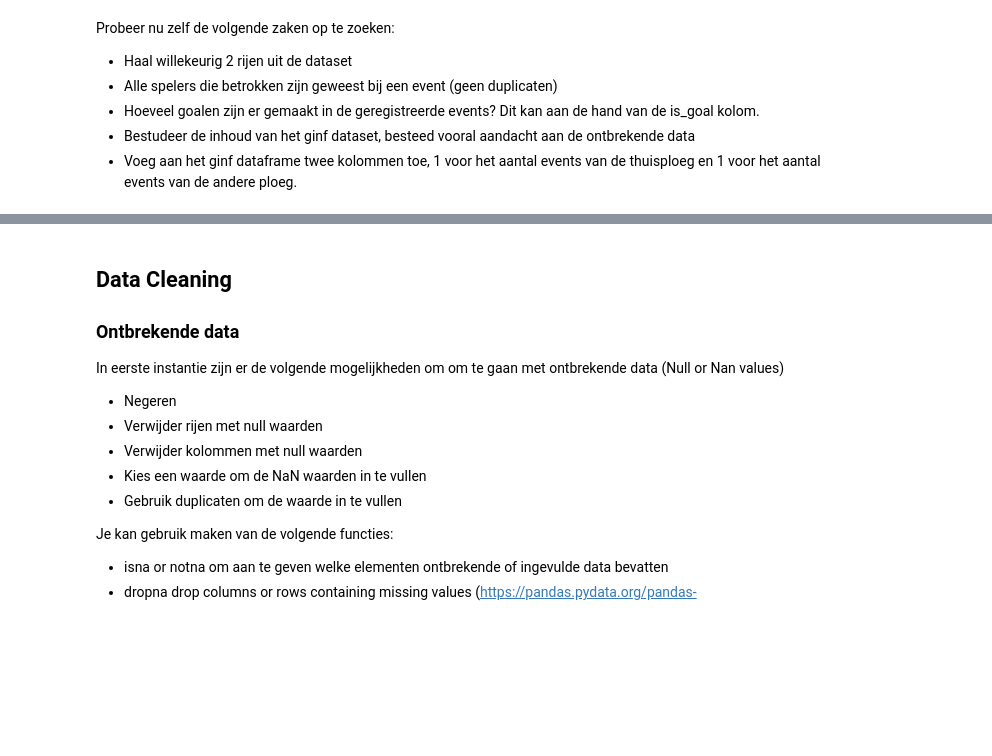
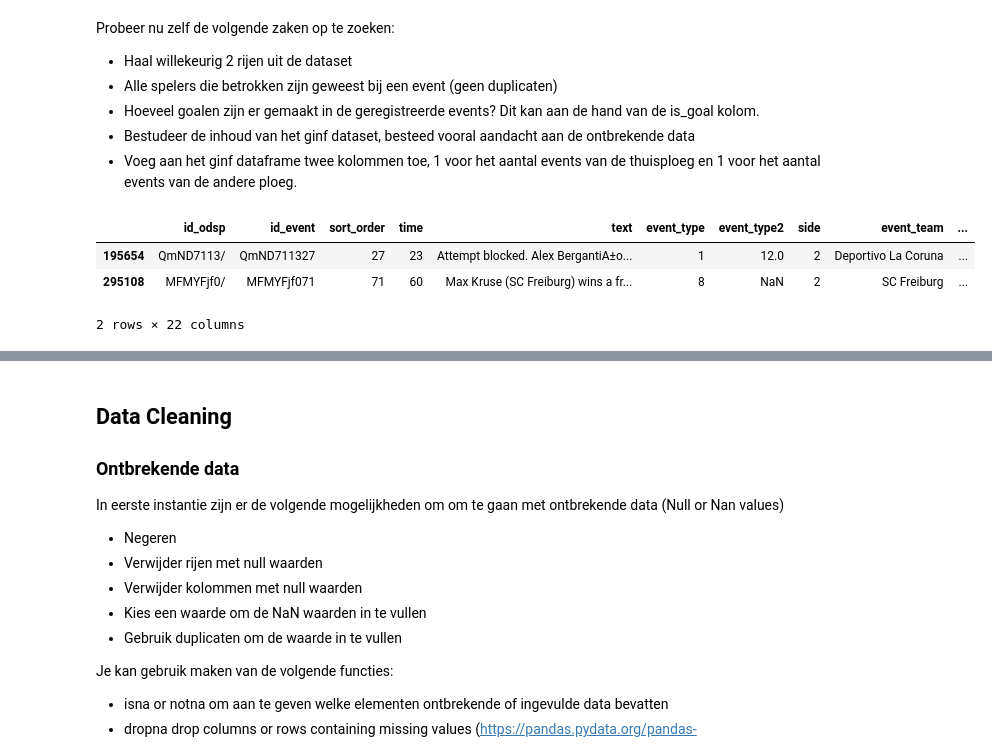
Before and after one commit to OdiseeDataScience2223/Leerstof, a Jupyter notebook: Week 3/Data Cleaning.ipynb, the cells around one changed output, grey strips where cells are left out. Cells and saved outputs as stored; diff of their text form; code cells hidden in the pictures; blank space fills up the shorter version.

```diff
--- a/Week 3/Data Cleaning.ipynb
+++ b/Week 3/Data Cleaning.ipynb
@@ -33,3 +112,10 @@ Probeer nu zelf de volgende zaken op te zoeken:
 * Hoeveel goalen zijn er gemaakt in de geregistreerde events? Dit kan aan de hand van de is_goal kolom.
 * Bestudeer de inhoud van het ginf dataset, besteed vooral aandacht aan de ontbrekende data
 * Voeg aan het ginf dataframe twee kolommen toe, 1 voor het aantal events van de thuisploeg en 1 voor het aantal events van de andere ploeg.
+# %%
+df_events.sample(n=2)
+# %% [output]
+|  | id_odsp | id_event | sort_order | time | text | event_type | event_type2 | side | event_team | ... |
+| 195654 | QmND7113/ | QmND711327 | 27 | 23 | Attempt blocked. Alex BergantiA±o... | 1 | 12.0 | 2 | Deportivo La Coruna | ... |
+| 295108 | MFMYFjf0/ | MFMYFjf071 | 71 | 60 | Max Kruse (SC Freiburg) wins a fr... | 8 | NaN | 2 | SC Freiburg | ... |
+2 rows × 22 columns
```
Also changed, not shown: parts of 6 cells of this notebook.
